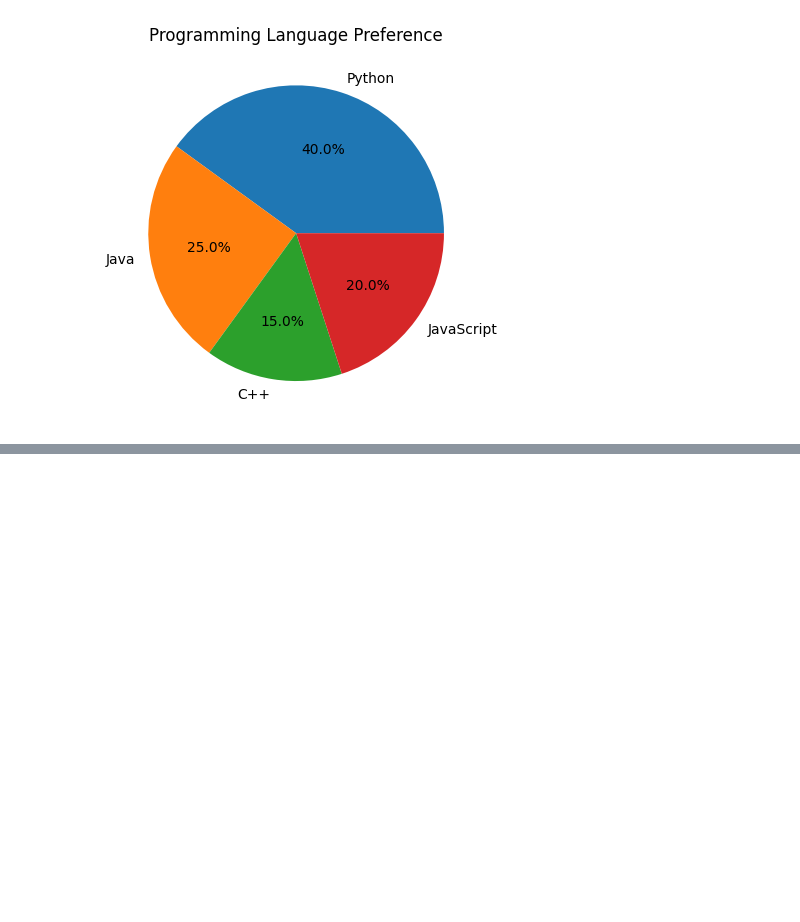
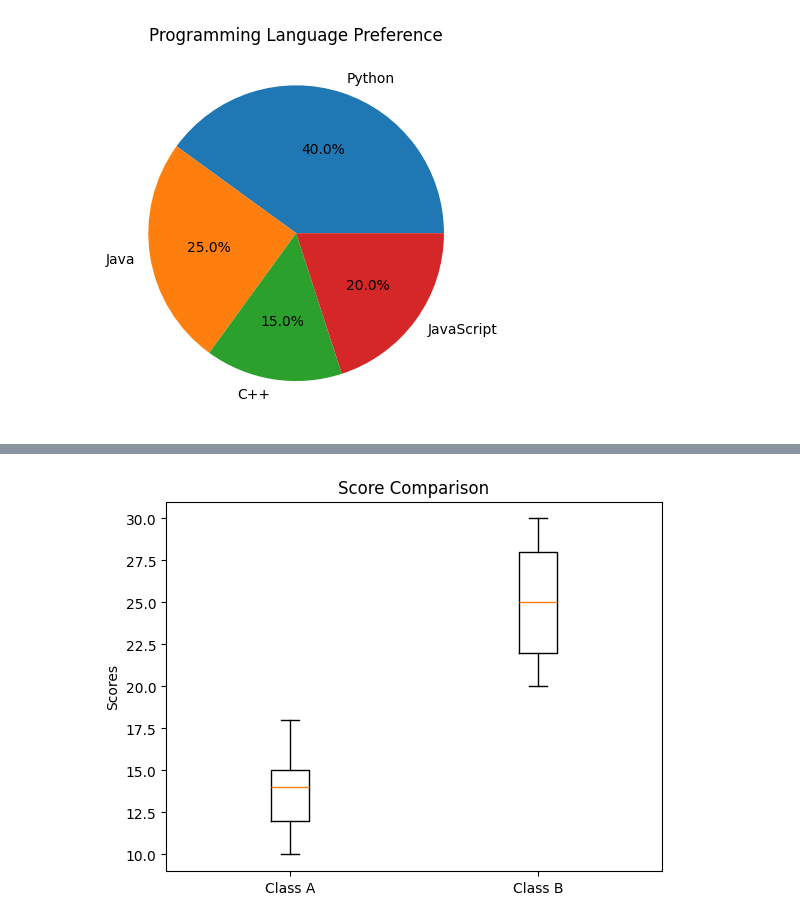
Before and after one commit to Saurav-T/pyside6-app-dev, a Jupyter notebook: day-10/matplot1.ipynb, the cells around one changed output, grey strips where cells are left out. Cells and saved outputs as stored; diff of their text form; code cells hidden in the pictures; blank space fills up the shorter version.

```diff
--- a/day-10/matplot1.ipynb
+++ b/day-10/matplot1.ipynb
@@ -169,0 +185,14 @@ plt.show()
+# %%
+import matplotlib.pyplot as plt
+
+class_A = [10, 12, 14, 15, 18]
+class_B = [20, 22, 25, 28, 30]
+
+plt.boxplot([class_A, class_B], labels=["Class A", "Class B"])
+
+plt.title("Score Comparison")
+plt.ylabel("Scores")
+
+plt.show()
+# %% [output]
+[figure, added]
```
Also changed, not shown: parts of 2 cells of this notebook.
